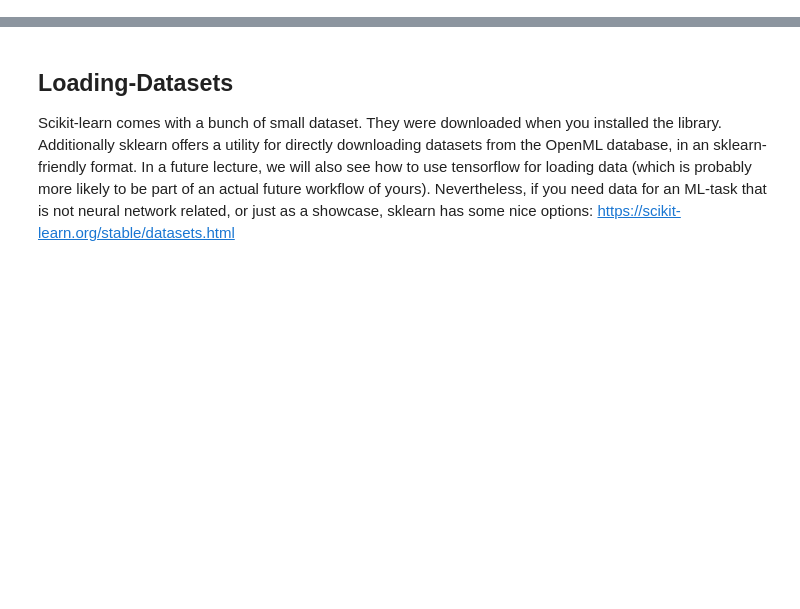
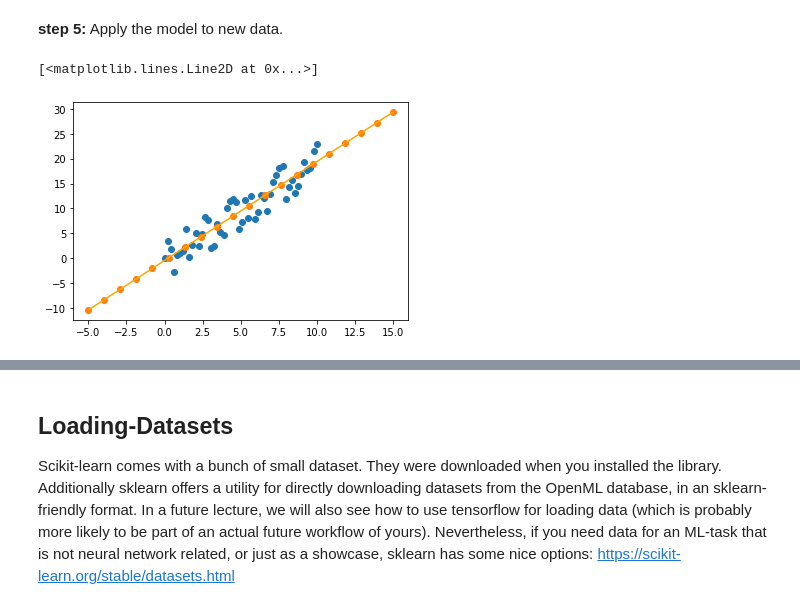
Before and after one commit to nnebbe/lectures_2022, a Jupyter notebook: Lecture_11_sklearn/Lecture11-Sklearn.ipynb, the cells around one changed output, grey strips where cells are left out. Drawn from its saved outputs; the diff is of its cells as text; code cells hidden in the pictures; blank space fills up the shorter version.

```diff
--- a/Lecture_11_sklearn/Sciktlearn.ipynb
+++ b/Lecture_11_sklearn/Lecture11-Sklearn.ipynb
@@ -0,0 +39,2 @@
+# %%
+model = LinearRegression(fit_intercept=True)
@@ -0,0 +67,12 @@
+# %% [markdown]
+**step 5:** Apply the model to new data.
+# %%
+feature_x_new = np.linspace(start=-5, stop=15, num=20)
+y_predicted = model.predict(np.expand_dims(feature_x_new, axis=-1))
+
+plt.scatter(feature_x, target_y)
+plt.scatter(feature_x_new, y_predicted);
+plt.plot(feature_x_new, y_predicted, color="orange")
+# %% [output]
+[<matplotlib.lines.Line2D at 0x...>]
+[figure, added]
```
Also changed, not shown: parts of 38 cells of this notebook, 2 other files.
